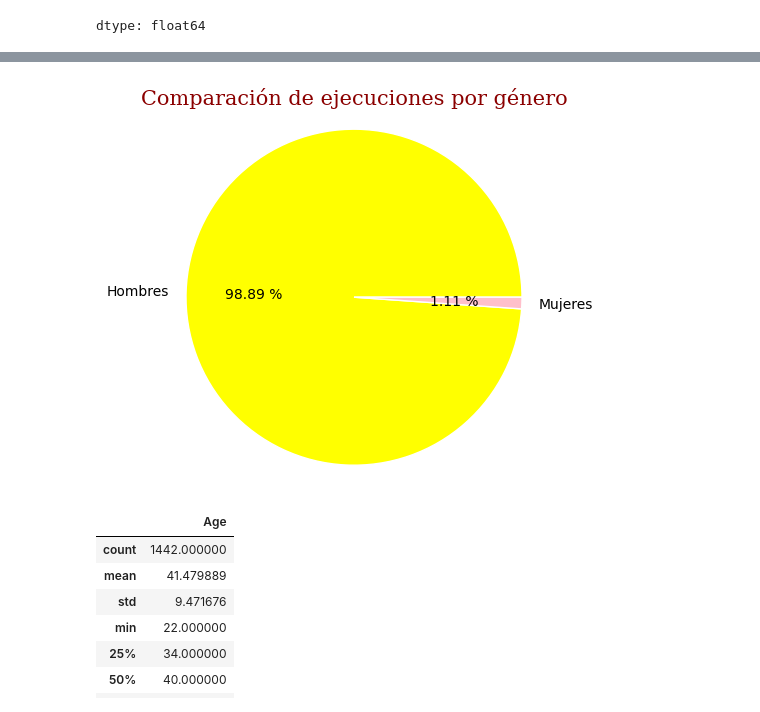
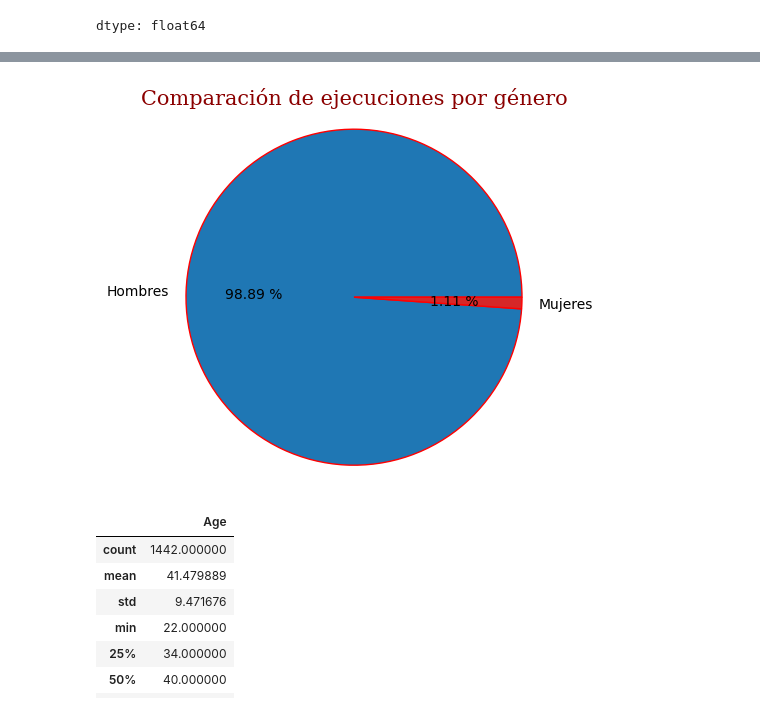
Before and after one commit to patriciadn/Ejercicospython, a Jupyter notebook: EjecucionesenUSA.ipynb, the cells around one changed output, grey strips where cells are left out. Cells and saved outputs as stored; diff of their text form; code cells hidden in the pictures.

```diff
--- a/EjecucionesenUSA.ipynb
+++ b/EjecucionesenUSA.ipynb
@@ -355,21 +355,21 @@ dtype: float64
 # %%
 ###Distribución por sexo: Grafica
 ###########################
 etiquetas=["Hombres", "Mujeres"]
-colores=["yellow", "pink"]
+colores=["#1f77b4", "#d62728"]
 porcentajes=df.groupby('Sex').size().sort_values(ascending=False)*100
 #####porcentajes=df['Sex'].value_counts(normalize=True)*100
-plt.pie(porcentajes,labels=etiquetas,autopct="%0.2f %%", colors=colores, wedgeprops={"edgecolor": "white", "linewidth": 1})
+plt.pie(porcentajes,labels=etiquetas,autopct="%0.2f %%", colors=colores, wedgeprops={"edgecolor": "red", "linewidth": 1})
 plt.axis("equal")
 plt.title("Comparación de ejecuciones por género",fontdict=font2)
 plt.savefig('Comparación de ejecuciones por género.png')
 from google.colab import files
 files.download("Comparación de ejecuciones por género.png")
 plt.show()
 # %% [output]
 [interactive output not drawn]
 [interactive output not drawn]
-[figure, old version]
+[figure, new version]
 # %%
 ####Distribución por edad  de los ejecutados
 df['Age'].describe()
```
Also changed, not shown: parts of 3 cells of this notebook.
